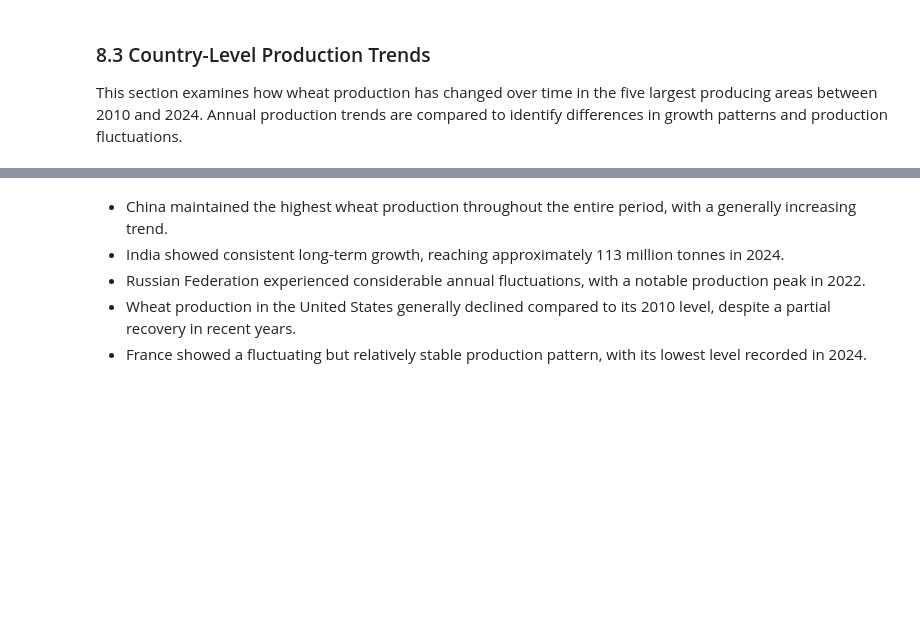
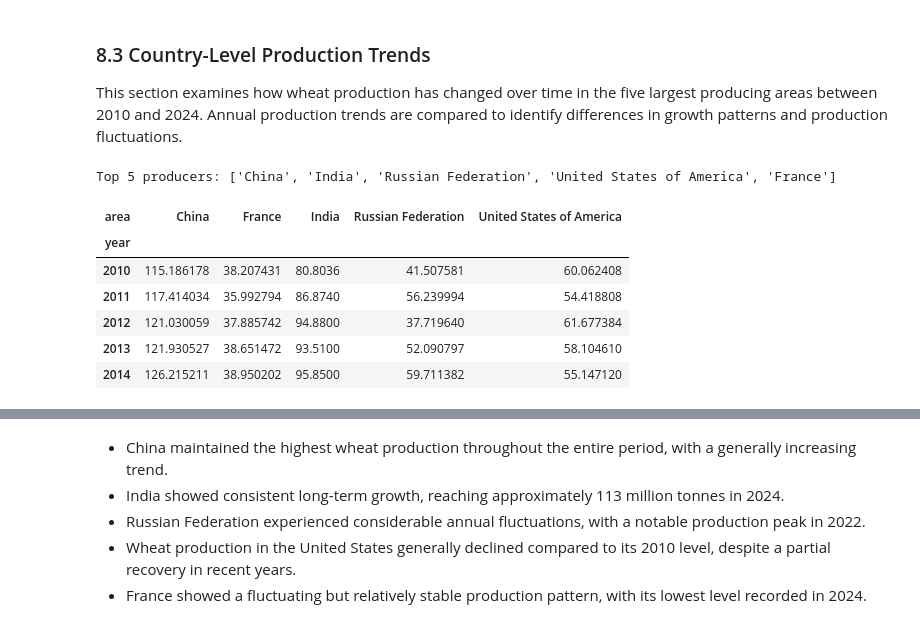
Before and after one commit to aleyna-yildiz/-Global-Wheat-Production-Analysis, a Jupyter notebook: notebooks/Global_Wheat_Production_Analysis.ipynb, the cells around one changed output, grey strips where cells are left out. Saved outputs shown, nothing was run; the diff lists cells and outputs as text; code cells hidden in the pictures; blank space fills up the shorter version.

```diff
--- a/notebooks/Global_Wheat_Production_Analysis.ipynb
+++ b/notebooks/Global_Wheat_Production_Analysis.ipynb
@@ -988,6 +988,23 @@ plt.show()
 This section examines how much of global wheat production is contributed by the largest producers. It compares the cumulative production shares of the 3, 5, and 10 largest reporting areas between 2010 and 2024.
 #### 8.2.1 Calculate Production Concentration
 # %%
+# Calculate total production by country
+
+country_production = (
+    analysis_df.groupby("area")["production_value"]
+    .sum()
+    .reset_index()
+    .rename(columns={"production_value": "total_production"})
+    .sort_values("total_production", ascending=False)
+)
+
+# Calculate global production total
+
+global_total = analysis_df["production_value"].sum()
+
+print("Global total:", global_total)
+
+
 concentration_data = pd.DataFrame({
     "producer_group": ["3 Largest Producers", "5 Largest Producers", "10 Largest Producers"],
     "global_share_pct": [
@@ -1065,6 +1088,39 @@ The 10 largest wheat-producing reporting areas accounted for 69.73% of total rep
 ### 8.3 Country-Level Production Trends
 
 This section examines how wheat production has changed over time in the five largest producing areas between 2010 and 2024. Annual production trends are compared to identify differences in growth patterns and production fluctuations.
+# %%
+# Identify the top 5 wheat-producing countries
+
+top_5_countries = (
+    country_production.head(5)["area"].tolist()
+)
+
+# Prepare annual production trends for the top 5 countries
+
+country_trends = (
+    analysis_df[
+        analysis_df["area"].isin(top_5_countries)
+    ]
+    .pivot_table(
+        index="year",
+        columns="area",
+        values="production_value",
+        aggfunc="sum"
+    )
+    / 1_000_000
+)
+
+print("Top 5 producers:", top_5_countries)
+display(country_trends.head())
+# %% [output]
+Top 5 producers: ['China', 'India', 'Russian Federation', 'United States of America', 'France']
+| area | China | France | India | Russian Federation | United States of America |
+| year |  |  |  |  |  |
+| 2010 | 115.186178 | 38.207431 | 80.8036 | 41.507581 | 60.062408 |
+| 2011 | 117.414034 | 35.992794 | 86.8740 | 56.239994 | 54.418808 |
+| 2012 | 121.030059 | 37.885742 | 94.8800 | 37.719640 | 61.677384 |
+| 2013 | 121.930527 | 38.651472 | 93.5100 | 52.090797 | 58.104610 |
+| 2014 | 126.215211 | 38.950202 | 95.8500 | 59.711382 | 55.147120 |
 # %%
 fig, ax = plt.subplots(figsize=(14, 7))
 
```
Also changed, not shown: parts of 7 cells of this notebook, 2 other files.
